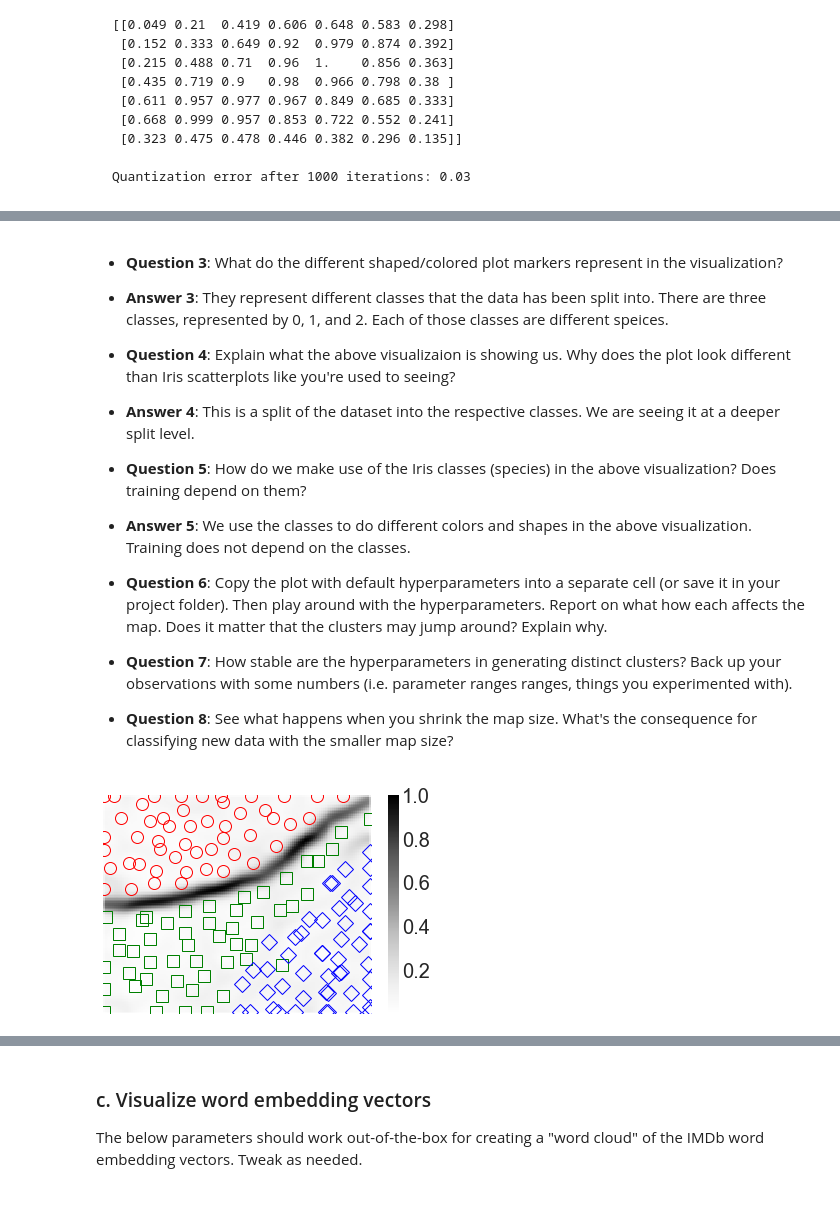
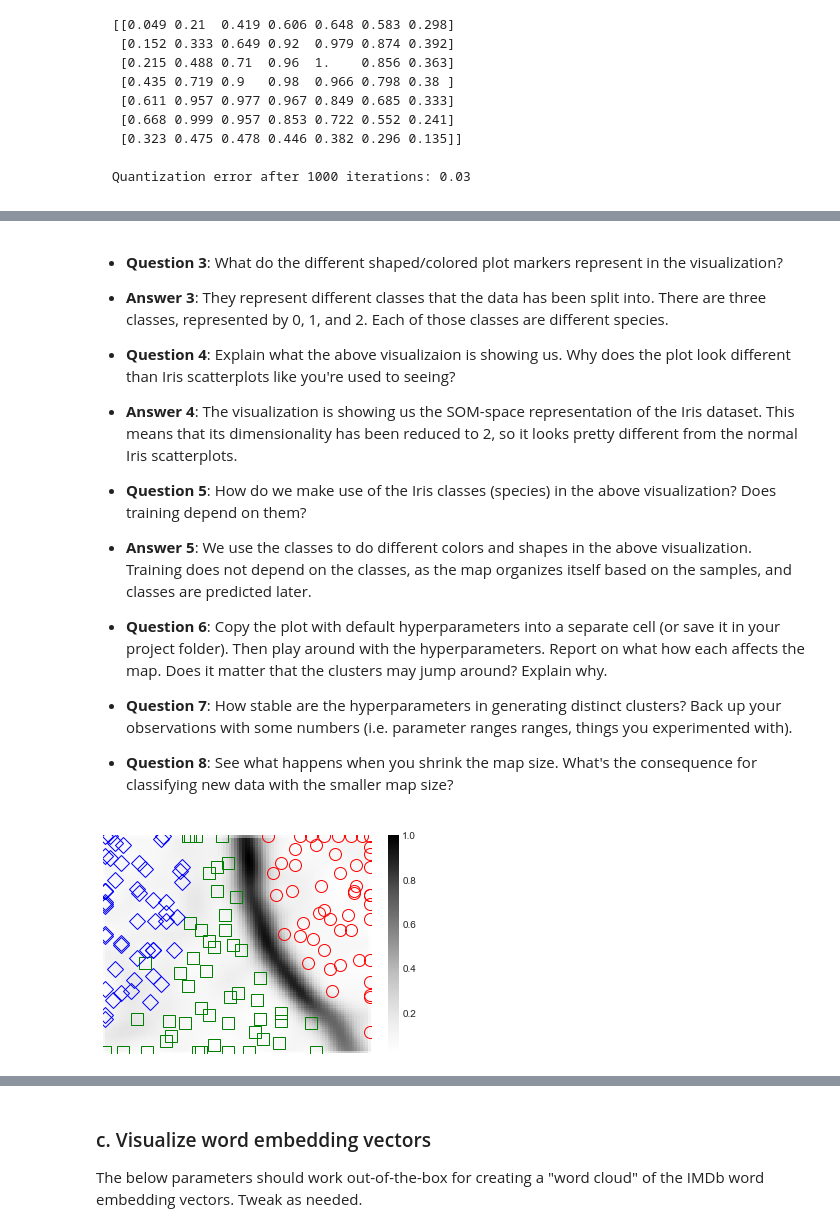
Before and after one commit to ejseal21/NeuralNetworks, a Jupyter notebook: project5/som.ipynb, the cells around one changed output, grey strips where cells are left out. Saved outputs shown, nothing was run; the diff lists cells and outputs as text; code cells hidden in the pictures; blank space fills up the shorter version.

```diff
--- a/project5/som.ipynb
+++ b/project5/som.ipynb
@@ -411,7 +422,7 @@ If all goes well, your u-map superimposed with the most active units for each tr
 # %%
-som_sz = 70
+som_sz = 50
 n_features = 4
-max_iter = 10000
+max_iter = 1000
 
 np.random.seed(0)
 
@@ -441,12 +452,12 @@ plt.show()
 # %% [markdown]
 - **Question 3**: What do the different shaped/colored plot markers represent in the visualization?
-- **Answer 3**: They represent different classes that the data has been split into. There are three classes, represented by 0, 1, and 2. Each of those classes are different speices.
+- **Answer 3**: They represent different classes that the data has been split into. There are three classes, represented by 0, 1, and 2. Each of those classes are different species.
 
 - **Question 4**: Explain what the above visualizaion is showing us. Why does the plot look different than Iris scatterplots like you're used to seeing?
-- **Answer 4**: This is a split of the dataset into the respective classes. We are seeing it at a deeper split level.
+- **Answer 4**: The visualization is showing us the SOM-space representation of the Iris dataset. This means that its dimensionality has been reduced to 2, so it looks pretty different from the normal Iris scatterplots.
 
 - **Question 5**: How do we make use of the Iris classes (species) in the above visualization? Does training depend on them?
-- **Answer 5**: We use the classes to do different colors and shapes in the above visualization. Training does not depend on the classes.
+- **Answer 5**: We use the classes to do different colors and shapes in the above visualization. Training does not depend on the classes, as the map organizes itself based on the samples, and classes are predicted later.
 
 - **Question 6**: Copy the plot with default hyperparameters into a separate cell (or save it in your project folder). Then play around with the hyperparameters. Report on what how each affects the map. Does it matter that the clusters may jump around? Explain why.
 
@@ -454,35 +465,35 @@ plt.show()
 - **Question 8**: See what happens when you shrink the map size. What's the consequence for classifying new data with the smaller map size?
 # %%
 #Answer 6
-som_sz = 140
+som_sz = 100
 n_features = 4
-max_iter = 10000
+max_iter = 1000
 
 np.random.seed(0)
 
 iris_som = som.SOM(som_sz, n_features, max_iter, init_lr=3, init_sigma=51.0, verbose=False)
 iris_som.fit(iris_x.copy())
 iris_u_map = iris_som.u_matrix()
 
 plt.pcolor(iris_u_map.T)
 plt.colorbar()
 plt.xticks([])
 plt.yticks([])
 
 markers = ['o','s','D']
 colors = ['r','g','b']
 
 for i in range(len(iris_x)):
     bmu_pos = iris_som.get_bmu(iris_x[i])
     plt.plot(bmu_pos[0] + 0.5,
              bmu_pos[1] + 0.5,
              markers[iris_y[i]],
              markeredgecolor=colors[iris_y[i]],
              markersize=12,
              markerfacecolor='None')
 plt.show()
 # %% [output]
-[figure, old version]
+[figure, new version]
 # %%
 #Answer 6
 som_sz = 70
```
Also changed, not shown: parts of 18 cells of this notebook, 1 other file.
